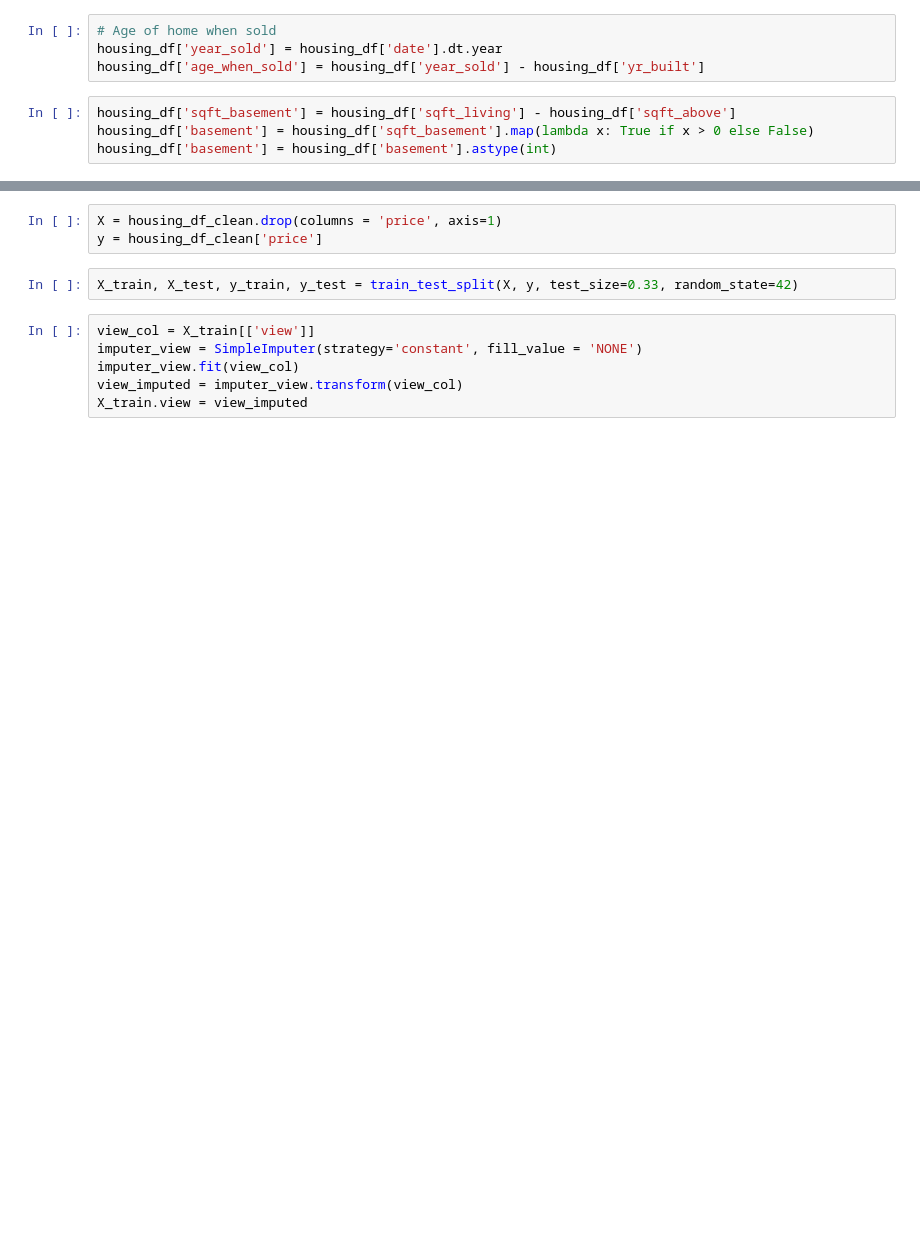
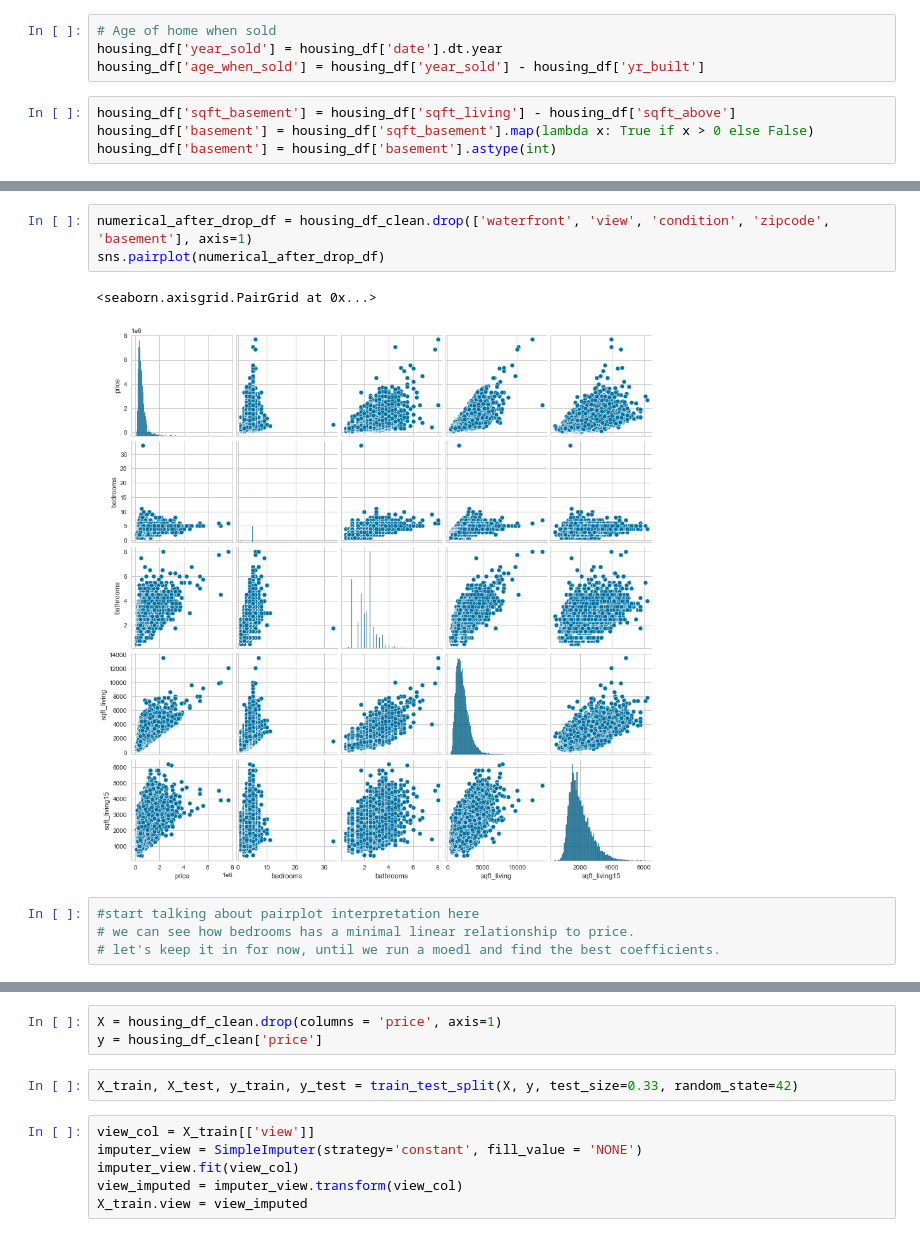
Before and after one commit to kyongminso/phase_2_project, a Jupyter notebook: Meir's Notebook.ipynb, the cells around one changed output, grey strips where cells are left out. Drawn from its saved outputs; the diff is of its cells as text; blank space fills up the shorter version.

```diff
--- a/Meir's Notebook.ipynb
+++ b/Meir's Notebook.ipynb
@@ -156,0 +167,10 @@ sns.pairplot(numerical_df)
+# %%
+numerical_after_drop_df = housing_df_clean.drop(['waterfront', 'view', 'condition', 'zipcode', 'basement'], axis=1)
+sns.pairplot(numerical_after_drop_df)
+# %% [output]
+<seaborn.axisgrid.PairGrid at 0x...>
+[figure, added]
+# %%
+#start talking about pairplot interpretation here
+# we can see how bedrooms has a minimal linear relationship to price.
+# let's keep it in for now, until we run a moedl and find the best coefficients.
```
Also changed, not shown: parts of 93 cells of this notebook.
